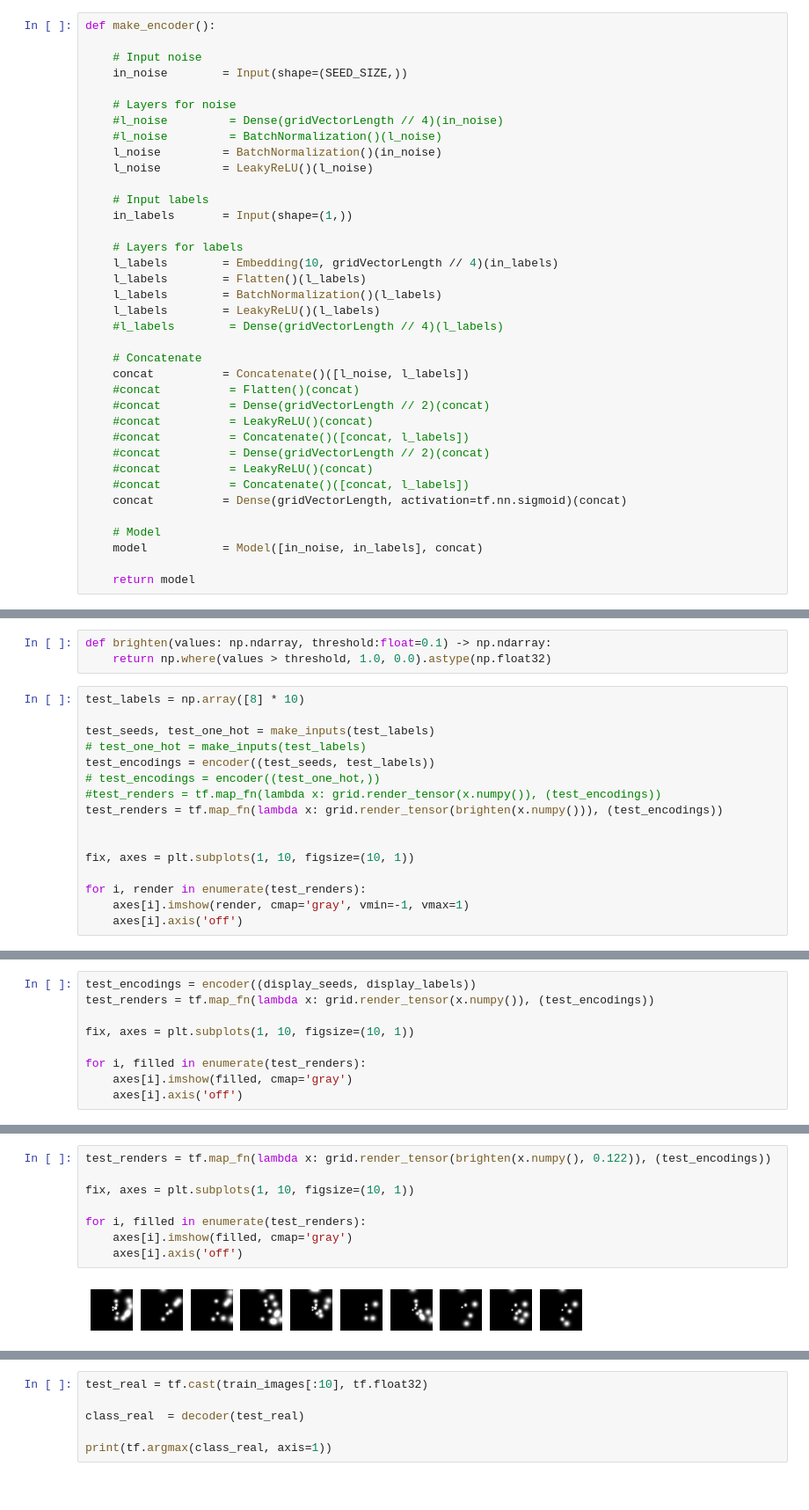
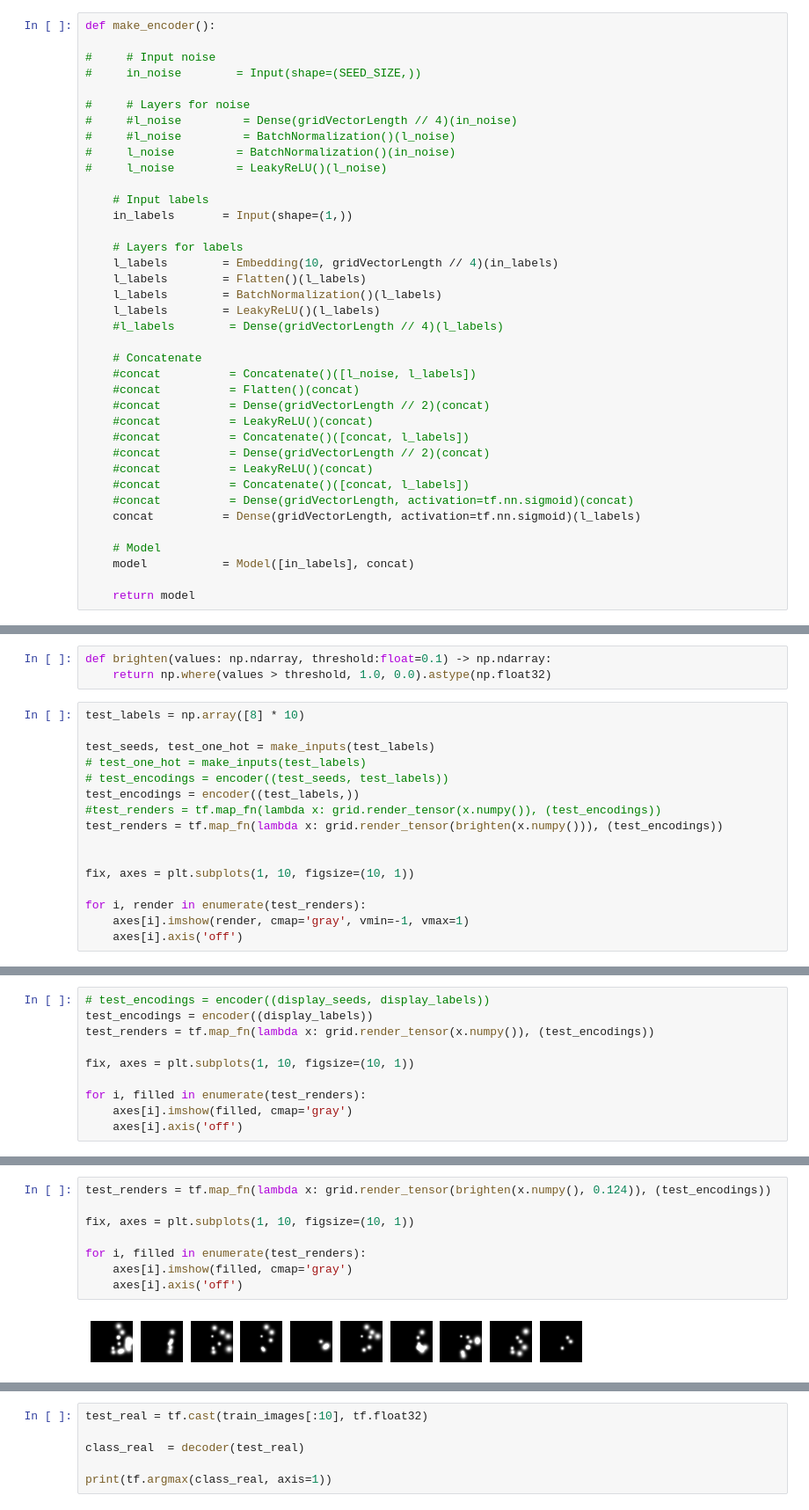
Before and after one commit to wjmn/bmedsc-exploratory, a Jupyter notebook: 03-psychophysics/cgan.ipynb, the cells around one changed output, grey strips where cells are left out. Shown at 88% size. Saved outputs shown, nothing was run; the diff lists cells and outputs as text.

```diff
--- a/03-psychophysics/cgan.ipynb
+++ b/03-psychophysics/cgan.ipynb
@@ -244,14 +247,14 @@ SEED_SIZE = 32
 # %%
 def make_encoder():
 
-    # Input noise
-    in_noise        = Input(shape=(SEED_SIZE,))
+#     # Input noise
+#     in_noise        = Input(shape=(SEED_SIZE,))
 
-    # Layers for noise
-    #l_noise         = Dense(gridVectorLength // 4)(in_noise)
-    #l_noise         = BatchNormalization()(l_noise)
-    l_noise         = BatchNormalization()(in_noise)
-    l_noise         = LeakyReLU()(l_noise)
+#     # Layers for noise
+#     #l_noise         = Dense(gridVectorLength // 4)(in_noise)
+#     #l_noise         = BatchNormalization()(l_noise)
+#     l_noise         = BatchNormalization()(in_noise)
+#     l_noise         = LeakyReLU()(l_noise)
 
     # Input labels
     in_labels       = Input(shape=(1,))
@@ -264,7 +267,7 @@ def make_encoder():
     #l_labels        = Dense(gridVectorLength // 4)(l_labels)
 
     # Concatenate
-    concat          = Concatenate()([l_noise, l_labels])
+    #concat          = Concatenate()([l_noise, l_labels])
     #concat          = Flatten()(concat)
     #concat          = Dense(gridVectorLength // 2)(concat)
     #concat          = LeakyReLU()(concat)
@@ -272,10 +275,11 @@ def make_encoder():
     #concat          = Dense(gridVectorLength // 2)(concat)
     #concat          = LeakyReLU()(concat)
     #concat          = Concatenate()([concat, l_labels])
-    concat          = Dense(gridVectorLength, activation=tf.nn.sigmoid)(concat)
+    #concat          = Dense(gridVectorLength, activation=tf.nn.sigmoid)(concat)
+    concat          = Dense(gridVectorLength, activation=tf.nn.sigmoid)(l_labels)
 
     # Model
-    model           = Model([in_noise, in_labels], concat)
+    model           = Model([in_labels], concat)
 
     return model
 # %%
@@ -651,8 +653,8 @@ test_labels = np.array([8] * 10)
 
 test_seeds, test_one_hot = make_inputs(test_labels)
 # test_one_hot = make_inputs(test_labels)
-test_encodings = encoder((test_seeds, test_labels))
-# test_encodings = encoder((test_one_hot,))
+# test_encodings = encoder((test_seeds, test_labels))
+test_encodings = encoder((test_labels,))
 #test_renders = tf.map_fn(lambda x: grid.render_tensor(x.numpy()), (test_encodings))
 test_renders = tf.map_fn(lambda x: grid.render_tensor(brighten(x.numpy())), (test_encodings))
 
@@ -667,5 +669,6 @@ for i, render in enumerate(test_renders):
 # %%
-test_encodings = encoder((display_seeds, display_labels))
+# test_encodings = encoder((display_seeds, display_labels))
+test_encodings = encoder((display_labels))
 test_renders = tf.map_fn(lambda x: grid.render_tensor(x.numpy()), (test_encodings))
 
 fix, axes = plt.subplots(1, 10, figsize=(10, 1))
@@ -688,11 +691,11 @@ for i, filled in enumerate(test_filled):
 # %%
-test_renders = tf.map_fn(lambda x: grid.render_tensor(brighten(x.numpy(), 0.122)), (test_encodings))
+test_renders = tf.map_fn(lambda x: grid.render_tensor(brighten(x.numpy(), 0.124)), (test_encodings))
 
 fix, axes = plt.subplots(1, 10, figsize=(10, 1))
 
 for i, filled in enumerate(test_renders):
     axes[i].imshow(filled, cmap='gray')
     axes[i].axis('off')
 # %% [output]
-[figure, old version]
+[figure, new version]
 # %%
```
Also changed, not shown: parts of 23 cells of this notebook, 6 other files.
